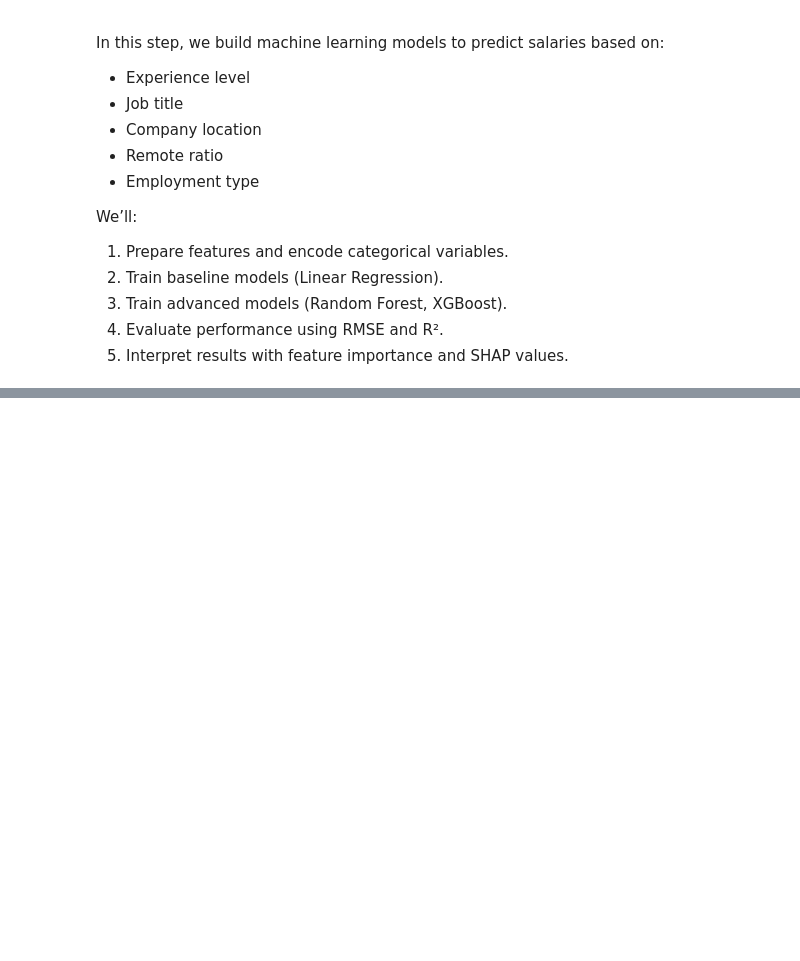
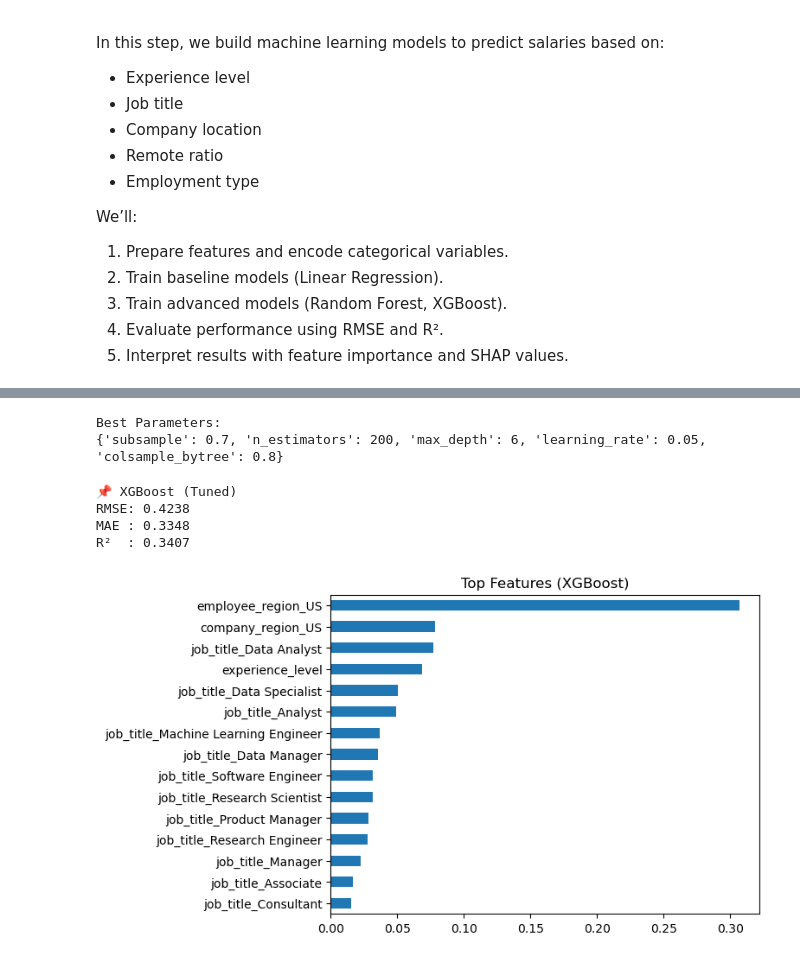
Before and after one commit to DhruvMangal007/ds-salary-trends-analysis, a Jupyter notebook: notebooks/04_salary_prediction_models.ipynb, the cells around one changed output, grey strips where cells are left out. Cells and saved outputs as stored; diff of their text form; code cells hidden in the pictures; blank space fills up the shorter version.

```diff
--- a/notebooks/04_salary_prediction_models.ipynb
+++ b/notebooks/04_salary_prediction_models.ipynb
@@ -228,0 +50,4 @@ plt.show()
+# %%
+X_train, X_test, y_train, y_test = train_test_split(
+    X, y, test_size=0.2, random_state=42
+)
@@ -228,0 +248,24 @@ plt.show()
+# %%
+from sklearn.model_selection import RandomizedSearchCV
+
+param_grid = {
+    "n_estimators": [100, 200, 300],
+    "max_depth": [4, 6, 8, 10],
+    "learning_rate": [0.01, 0.05, 0.1],
+    "subsample": [0.7, 0.8, 1.0],
+    "colsample_bytree": [0.7, 0.8, 1.0]
+}
+# %%
+xgb_model = XGBRegressor(random_state=42)
+
+random_search = RandomizedSearchCV(
+    estimator=xgb_model,
+    param_distributions=param_grid,
+    n_iter=20,
+    scoring="neg_root_mean_squared_error",
+    cv=3,
+    verbose=1,
+    n_jobs=-1
+)
+
+random_search.fit(X_train, y_train)
@@ -228,0 +291,31 @@ plt.show()
+# %%
+best_xgb = random_search.best_estimator_
+
+print("Best Parameters:")
+print(random_search.best_params_)
+# %% [output]
+Best Parameters:
+{'subsample': 0.7, 'n_estimators': 200, 'max_depth': 6, 'learning_rate': 0.05, 'colsample_bytree': 0.8}
+# %%
+xgb_tuned_results = evaluate_model(
+    best_xgb, X_train, X_test, y_train, y_test, "XGBoost (Tuned)"
+)
+# %% [output]
+📌 XGBoost (Tuned)
+RMSE: 0.4238
+MAE : 0.3348
+R²  : 0.3407
+# %%
+import matplotlib.pyplot as plt
+
+importances = best_xgb.feature_importances_
+features = X.columns
+
+feat_importance = pd.Series(importances, index=features).sort_values(ascending=False)
+
+feat_importance.head(15).plot(kind="barh")
+plt.title("Top Features (XGBoost)")
+plt.gca().invert_yaxis()
+plt.show()
+# %% [output]
+[figure, added]
```
Also changed, not shown: parts of 33 cells of this notebook, 3 other files.
